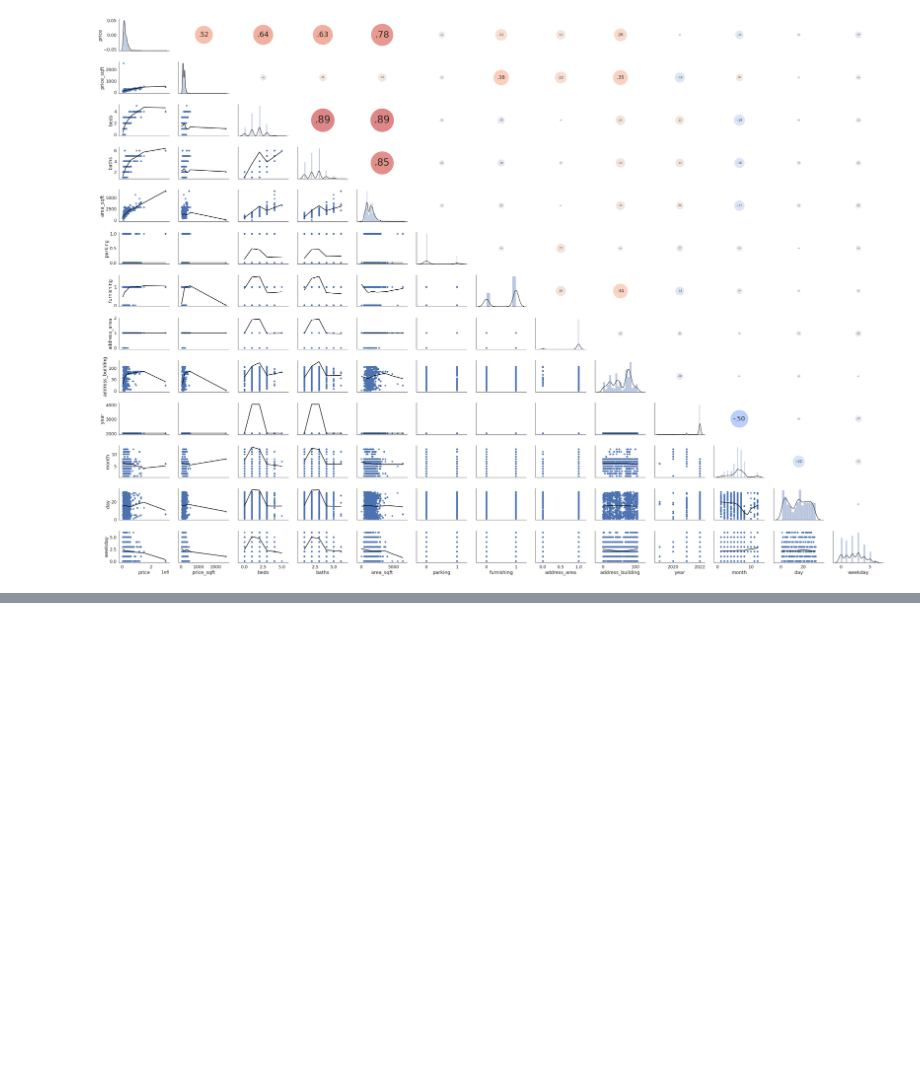
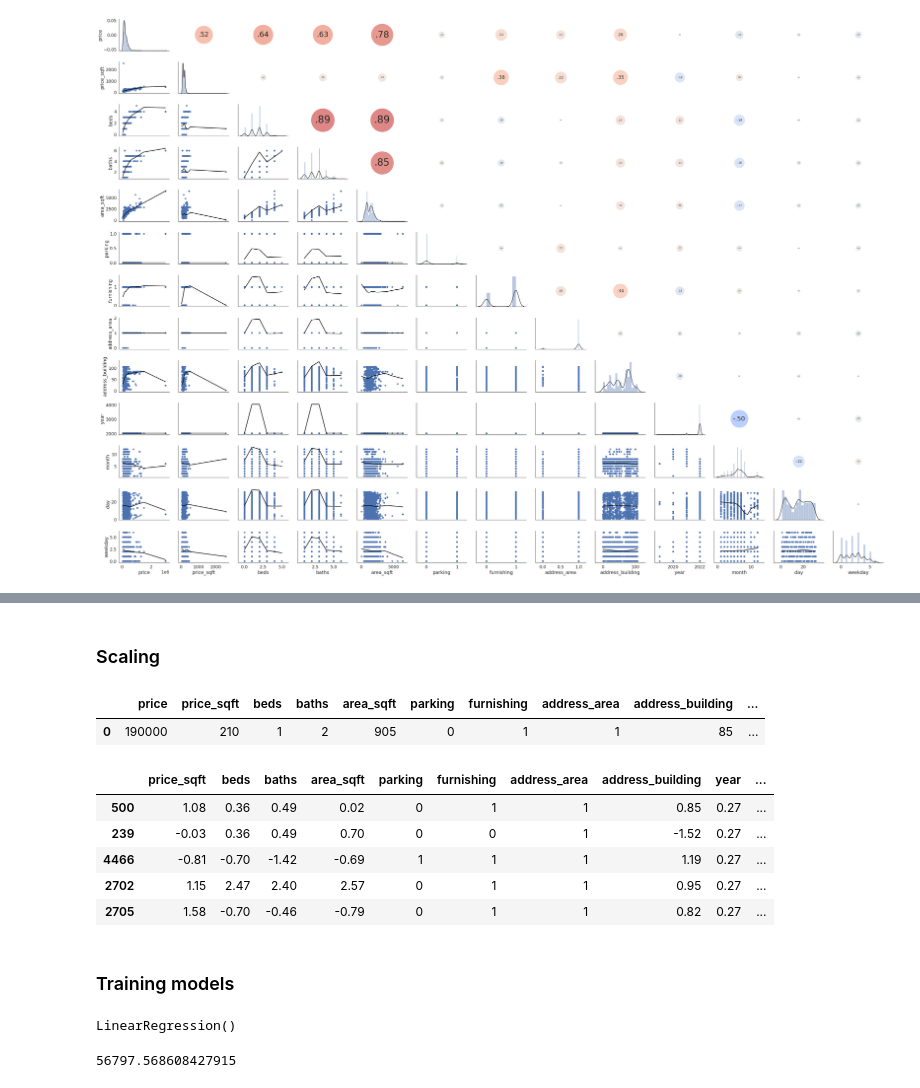
Before and after one commit to imeleges/REMA_Dubai, a Jupyter notebook: bayut_dubai_difc_downtown.ipynb, the cells around one changed output, grey strips where cells are left out. Saved outputs shown, nothing was run; the diff lists cells and outputs as text; code cells hidden in the pictures; blank space fills up the shorter version.

```diff
--- a/bayut_dubai_difc_downtown.ipynb
+++ b/bayut_dubai_difc_downtown.ipynb
@@ -815,0 +826,6 @@ plt.show()
+# %%
+features = data_ml.drop('price', axis=1)
+target = data_ml['price']
+
+features_train, features_test, target_train, target_test = train_test_split(
+    features, target,  test_size = 0.25, random_state = 12345)
@@ -815,0 +842,31 @@ plt.show()
+# %% [markdown]
+### Scaling
+# %%
+data_ml.head(1)
+# %% [output]
+|  | price | price_sqft | beds | baths | area_sqft | parking | furnishing | address_area | address_building | ... |
+| 0 | 190000 | 210 | 1 | 2 | 905 | 0 | 1 | 1 | 85 | ... |
+# %%
+numeric = ['weekday', 'beds', 'baths', 'price_sqft', 'area_sqft', 'address_building','year', 'month', 'day']
+
+scaler = StandardScaler()
+scaler.fit(features_train[numeric])
+
+features_train[numeric] = scaler.transform(features_train[numeric])
+features_test[numeric] = scaler.transform(features_test[numeric])
+
+display(features_train.head())
+# %% [output]
+|  | price_sqft | beds | baths | area_sqft | parking | furnishing | address_area | address_building | year | ... |
+| 500 | 1.08 | 0.36 | 0.49 | 0.02 | 0 | 1 | 1 | 0.85 | 0.27 | ... |
+| 239 | -0.03 | 0.36 | 0.49 | 0.70 | 0 | 0 | 1 | -1.52 | 0.27 | ... |
+| 4466 | -0.81 | -0.70 | -1.42 | -0.69 | 1 | 1 | 1 | 1.19 | 0.27 | ... |
+| 2702 | 1.15 | 2.47 | 2.40 | 2.57 | 0 | 1 | 1 | 0.95 | 0.27 | ... |
+| 2705 | 1.58 | -0.70 | -0.46 | -0.79 | 0 | 1 | 1 | 0.82 | 0.27 | ... |
+# %% [markdown]
+### Training models
+# %%
+reg_model = LinearRegression()
+reg_model.fit(features_train, target_train)
+# %% [output]
+LinearRegression()
@@ -815,0 +880,4 @@ plt.show()
+# %%
+rmse(target_test, predict)
+# %% [output]
+56797.568608427915
```
Also changed, not shown: parts of 13 cells of this notebook.
